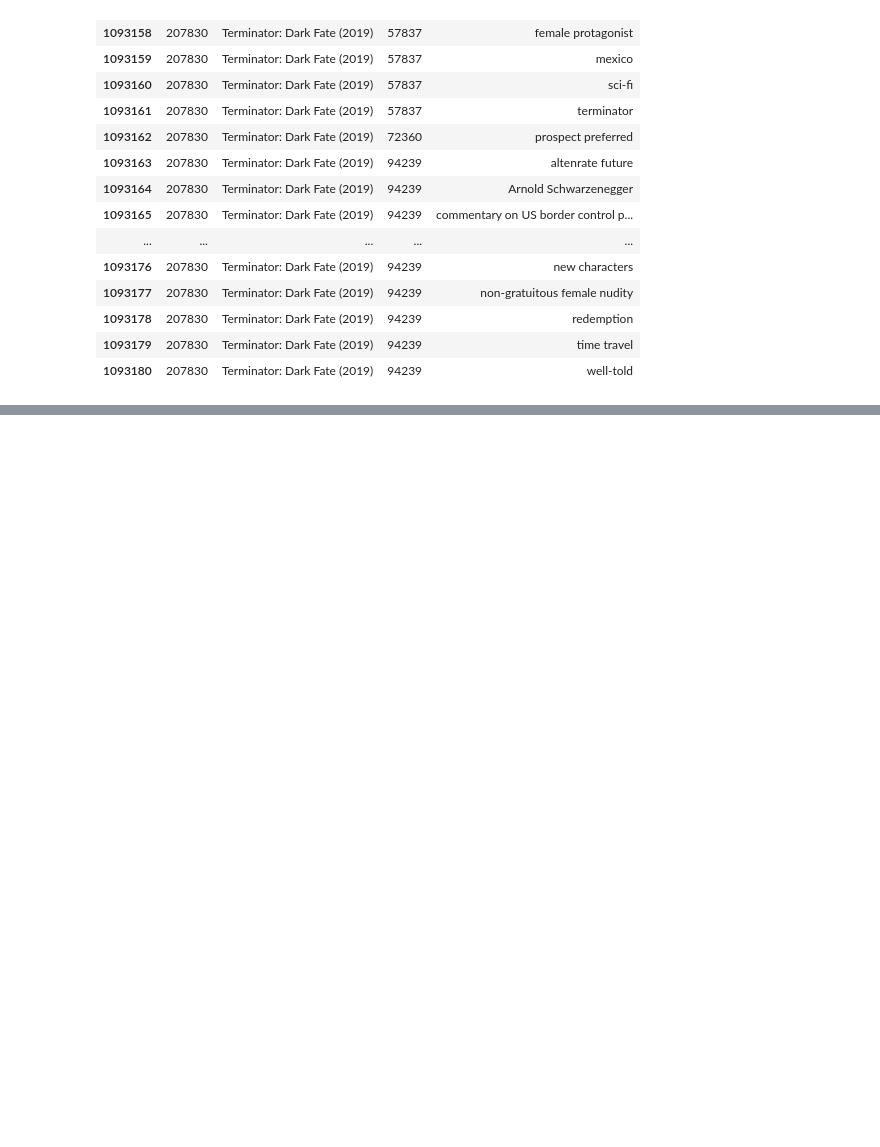
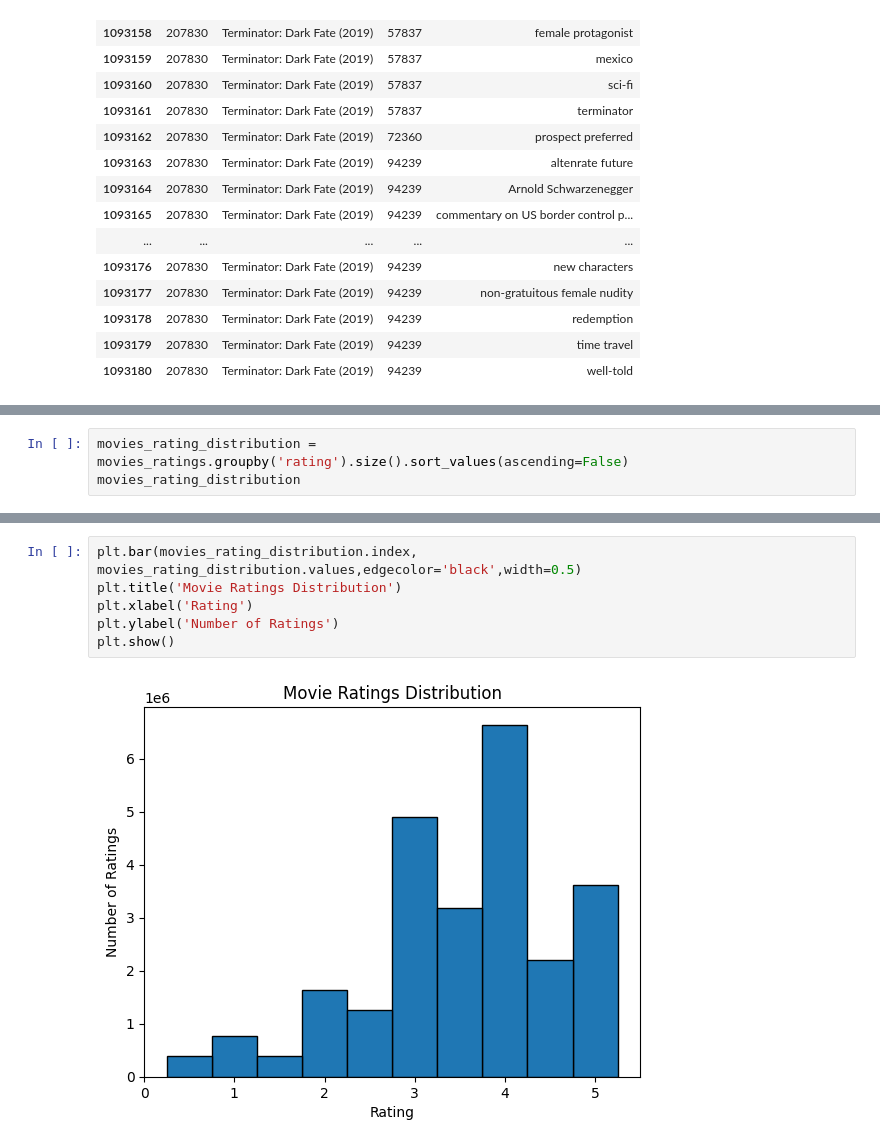
Before and after one commit to npknothere/mvlen25m, a Jupyter notebook: mvlen25m.ipynb, the cells around one changed output, grey strips where cells are left out. Saved outputs shown, nothing was run; the diff lists cells and outputs as text; blank space fills up the shorter version.

```diff
--- a/mvlen25m.ipynb
+++ b/mvlen25m.ipynb
@@ -517,0 +560,3 @@ movies_tags[terminatordf_tag]
+# %%
+movies_rating_distribution = movies_ratings.groupby('rating').size().sort_values(ascending=False)
+movies_rating_distribution
@@ -517,0 +576,8 @@ movies_tags[terminatordf_tag]
+# %%
+plt.bar(movies_rating_distribution.index, movies_rating_distribution.values,edgecolor='black',width=0.5)
+plt.title('Movie Ratings Distribution')
+plt.xlabel('Rating')
+plt.ylabel('Number of Ratings')
+plt.show()
+# %% [output]
+[figure, added]
```
Also changed, not shown: parts of 44 cells of this notebook, 2 other files.
